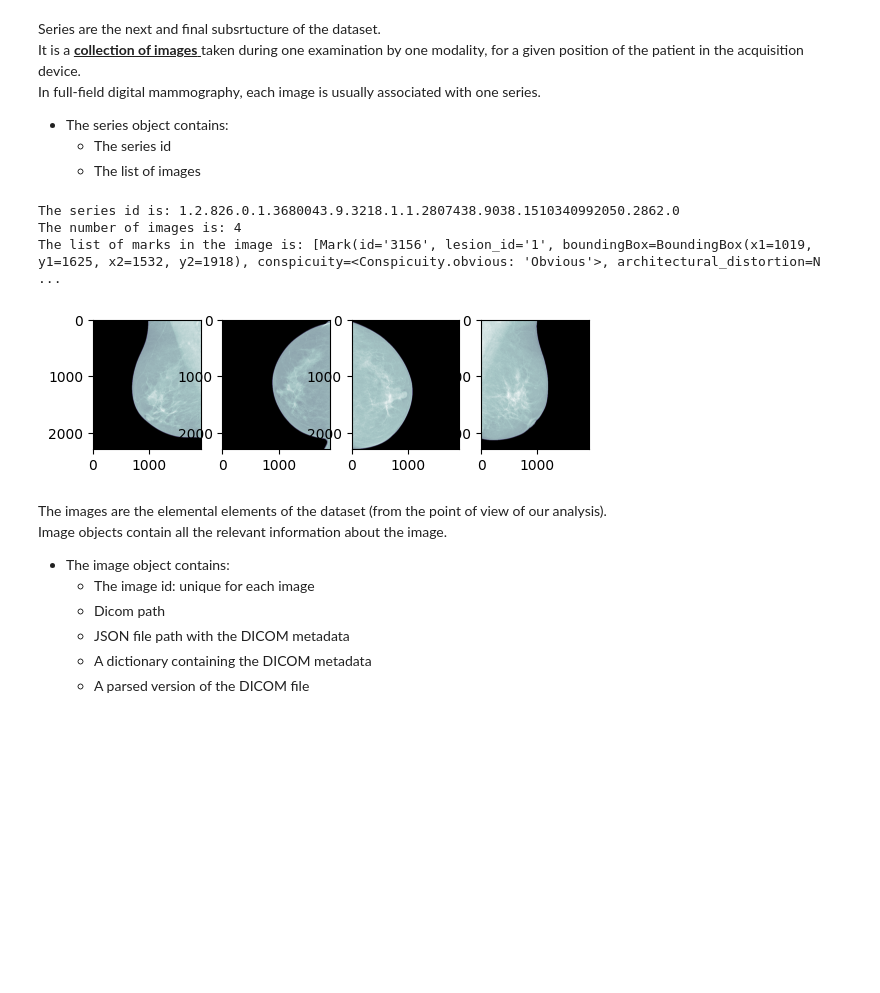
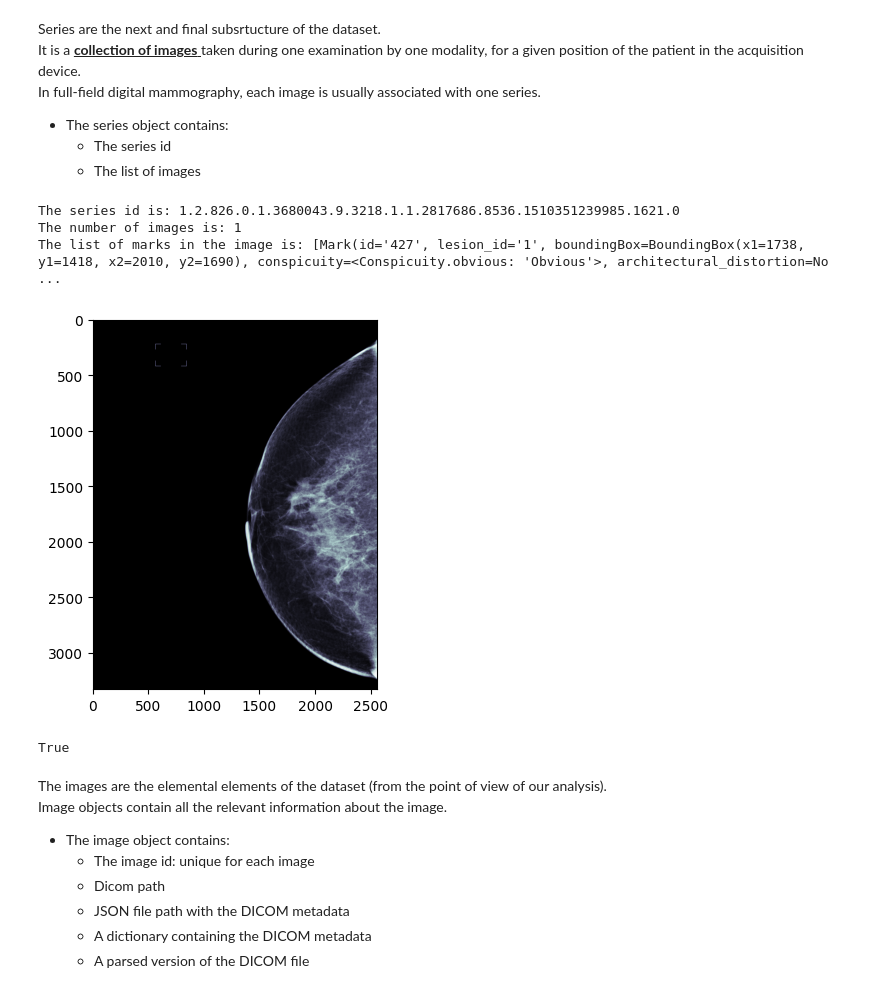
Before and after one commit to Likalto4/diffusion-models_master, a Jupyter notebook: database/dataset_initials.ipynb, the cells around one changed output. Saved outputs shown, nothing was run; the diff lists cells and outputs as text; code cells hidden in the pictures; blank space fills up the shorter version.

```diff
--- a/database/dataset_analysis.ipynb
+++ b/database/dataset_initials.ipynb
@@ -62,7 +67,7 @@ Episodes contain a set of medical procedures or events associated with the treat
     - Events object: a set of medical procedures or events associated wiith the episode
     - Studies list: studies are collections of screening and diagnostic images
 # %%
-episode_num = 0
+episode_num = 1
 #Get the first episode of the client as example
 episode_ex = client_ex.episodes[episode_num]
 #get id of the episode
@@ -128,18 +133,25 @@ In full-field digital mammography, each image is usually associated with one ser
     - The list of images
 # %%
 # Get the first series of the study as example
-series_num = 1
+series_num = 5
 series_ex = study_ex.series[series_num]
 print(f'The series id is: {series_ex.id}')
 print(f'The number of images is: {series_ex.num_images}')
 #All images in the series can be plotted using
 series_ex.plot()
 print(f'The list of marks in the image is: {series_ex.images[0].marks}')
 # %% [output]
-The series id is: 1.2.826.0.1.3680043.9.3218.1.1.2807438.9038.1510340992050.2862.0
-The number of images is: 4
-The list of marks in the image is: [Mark(id='3156', lesion_id='1', boundingBox=BoundingBox(x1=1019, y1=1625, x2=1532, y2=1918), conspicuity=<Conspicuity.obvious: 'Obvious'>, architectural_distortion=N ...
+The series id is: 1.2.826.0.1.3680043.9.3218.1.1.2817686.8536.1510351239985.1621.0
+The number of images is: 1
+The list of marks in the image is: [Mark(id='427', lesion_id='1', boundingBox=BoundingBox(x1=1738, y1=1418, x2=2010, y2=1690), conspicuity=<Conspicuity.obvious: 'Obvious'>, architectural_distortion=No ...
-[figure, old version]
+[figure, new version]
+# %%
+if series_ex.images[0].marks:
+    print(True)
+else:
+    print(False)
+# %% [output]
+True
 # %% [markdown]
 The images are the elemental elements of the dataset (from the point of view of our analysis). <br>
 Image objects contain all the relevant information about the image. <br>
```
Also changed, not shown: parts of 3 cells of this notebook, 2 other files.
